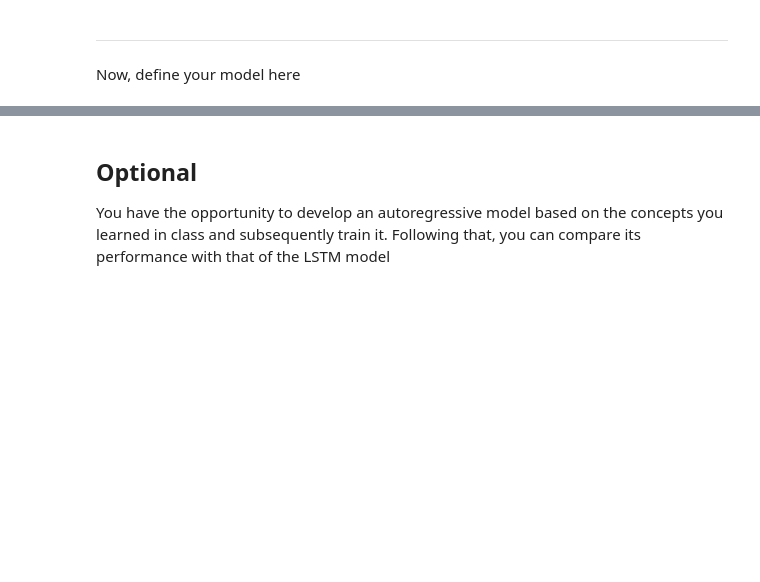
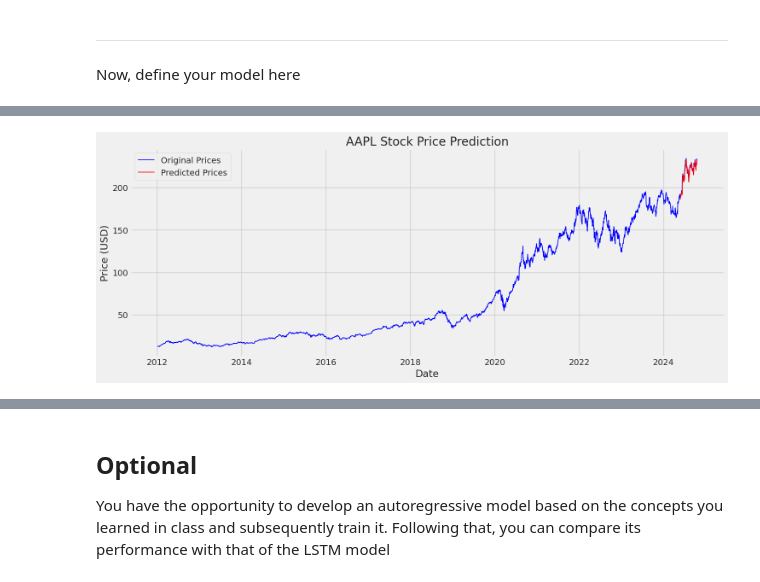
Before and after one commit to MohammadParsaTheFirst/Deep-generative-models-course, a Jupyter notebook: CHW1/DGM_HW1.ipynb, the cells around one changed output, grey strips where cells are left out. Cells and saved outputs as stored; diff of their text form; code cells hidden in the pictures; blank space fills up the shorter version.

```diff
--- a/CHW1/DGM_HW1.ipynb
+++ b/CHW1/DGM_HW1.ipynb
@@ -602,10 +602,6 @@ class LSTM(nn.Module):
         self.fc = nn.Linear(hidden_size1, hidden_size2)
         self.fc_out = nn.Linear(hidden_size2, output_size)
         self.relu = nn.ReLU()
-        # self.lstm1 = nn.LSTM(input_size, hidden_size1, num_layers, batch_first=True)
-        # self.lstm2 = nn.LSTM(hidden_size1, hidden_size2, num_layers, batch_first=True)
-        # self.fc = nn.Linear(hidden_size2, output_size)
-
     def forward(self, x):
         h0 = torch.zeros(self.num_layers, x.size(0), self.hidden_size1).to(x.device)
         c0 = torch.zeros(self.num_layers, x.size(0), self.hidden_size1).to(x.device)
@@ -615,17 +611,11 @@ class LSTM(nn.Module):
         out = self.relu(self.fc(out[:,-1]))
         out = self.fc_out(out)
 
-        # h1 = torch.zeros(self.num_layers, x.size(0), self.hidden_size2).to(x.device)
-        # c1 = torch.zeros(self.num_layers, x.size(0), self.hidden_size2).to(x.device)
-        # out, _ = self.lstm1(x, (h0, c0))
-        # out, _ = self.lstm2(out, (h1, c1))
-        # out = self.fc(out[:, -1, :])
-
         return out
 
 # Set Hyper-parameters
 num_epochs = 100
-learning_rate = 0.001
+learning_rate = 0.01
 input_size = 1
 hidden_size1 = 50
 hidden_size2 = 50
@@ -646,10 +636,10 @@ import torch
 from torch.utils.data import DataLoader, TensorDataset
 
 # Prepare the data for PyTorch
-X_train_torch = torch.from_numpy(X_train).float().unsqueeze(-1)  # Add feature dimension
+X_train_torch = torch.from_numpy(X_train).float()  # Add feature dimension
 y_train_torch = torch.from_numpy(y_train).float().unsqueeze(-1)
 
-X_test_torch = torch.from_numpy(X_test).float().unsqueeze(-1)
+X_test_torch = torch.from_numpy(X_test).float()
 y_test_torch = torch.from_numpy(y_test).float().unsqueeze(-1)
 
 train_dataset = TensorDataset(X_train_torch, y_train_torch)
@@ -745,0 +723,32 @@ AttributeError: 'int' object has no attribute 'size'
+# %%
+##### Step 18: Plot the entire closing price history & Compare it to your predictions ######
+import matplotlib.pyplot as plt
+
+# Prepare data for plotting
+train_size = len(train_data)
+test_size = len(test_data)
+
+# Generate timeline for the data
+train_timeline = np.arange(train_size)
+test_timeline = np.arange(train_size, train_size + test_size - look_back)
+
+# Create the plot
+plt.figure(figsize=(16, 6))
+
+# Plot the original closing price history (scaled back to original)
+plt.plot(stock_data.index, stock_data['Close'], label='Original Prices', color='blue', linewidth=1.2)
+
+# Plot the predictions (on the test data)
+plt.plot(stock_data.index[-test_size+look_back:], predictions_rescaled, label='Predicted Prices', color='red', linewidth=1.2)
+
+# Customize the plot
+plt.title(f"{sym} Stock Price Prediction")
+plt.xlabel('Date')
+plt.ylabel('Price (USD)')
+plt.legend()
+plt.grid(True)
+
+# Show the plot
+plt.show()
+# %% [output]
+[figure, added]
```
Also changed, not shown: parts of 33 cells of this notebook.
